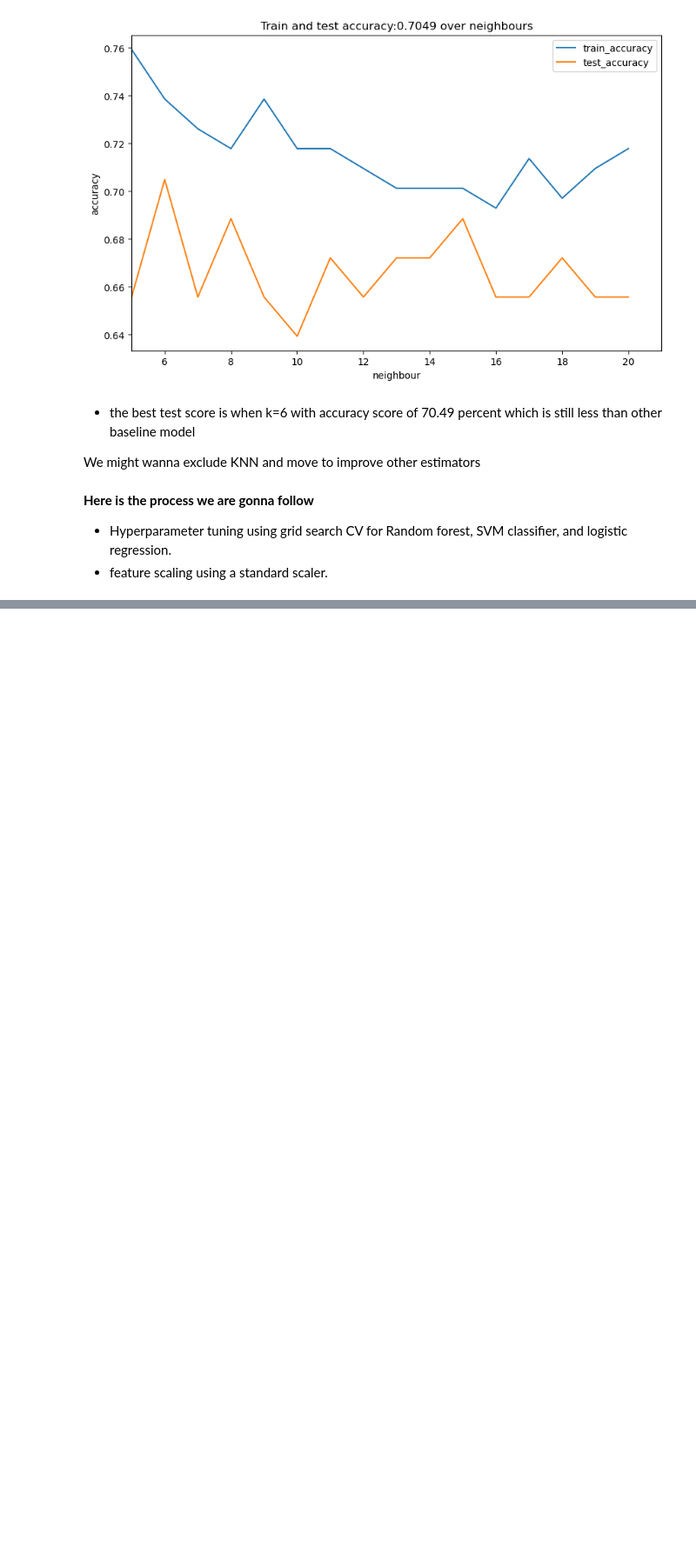
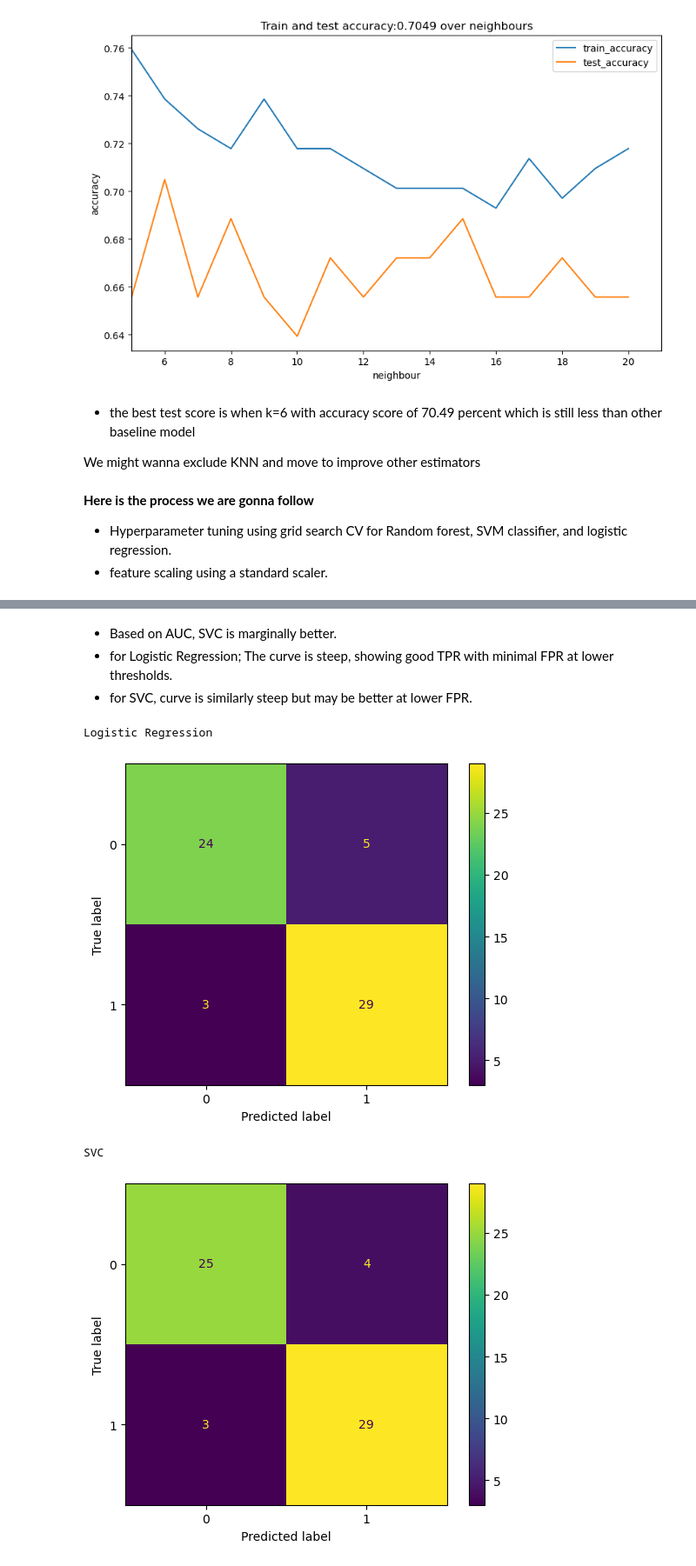
Before and after one commit to AkshilShah21/heart-disease-project, a Jupyter notebook: heart_disease.ipynb, the cells around one changed output, grey strips where cells are left out. Shown at 87% size. Drawn from its saved outputs; the diff is of its cells as text; code cells hidden in the pictures; blank space fills up the shorter version.

```diff
--- a/heart_disease.ipynb
+++ b/heart_disease.ipynb
@@ -594,0 +710,15 @@ Baseline model
+# %% [markdown]
+- Based on AUC, SVC is marginally better.
+- for Logistic Regression; The curve is steep, showing good TPR with minimal FPR at lower thresholds.
+- for SVC, curve is similarly steep but may be better at lower FPR.
+# %%
+# confusion matrix
+for name, cm in confusionmatrix.items():
+    print(name)
+    ConfusionMatrixDisplay(cm).plot()
+    plt.show()
+# %% [output]
+Logistic Regression
+[figure, added]
+SVC
+[figure, added]
```
Also changed, not shown: parts of 20 cells of this notebook.
